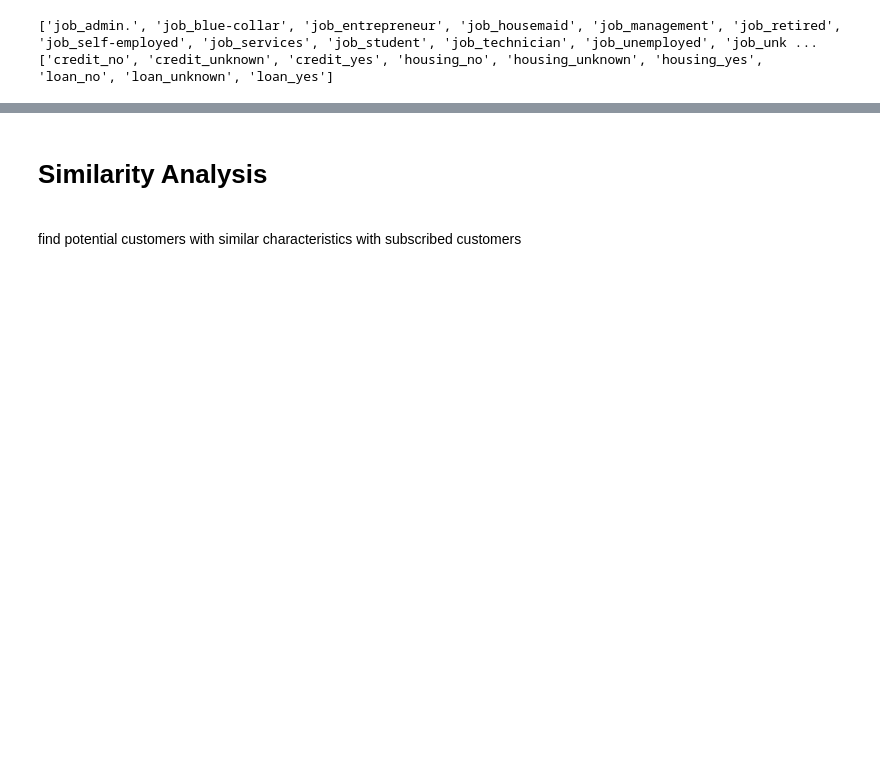
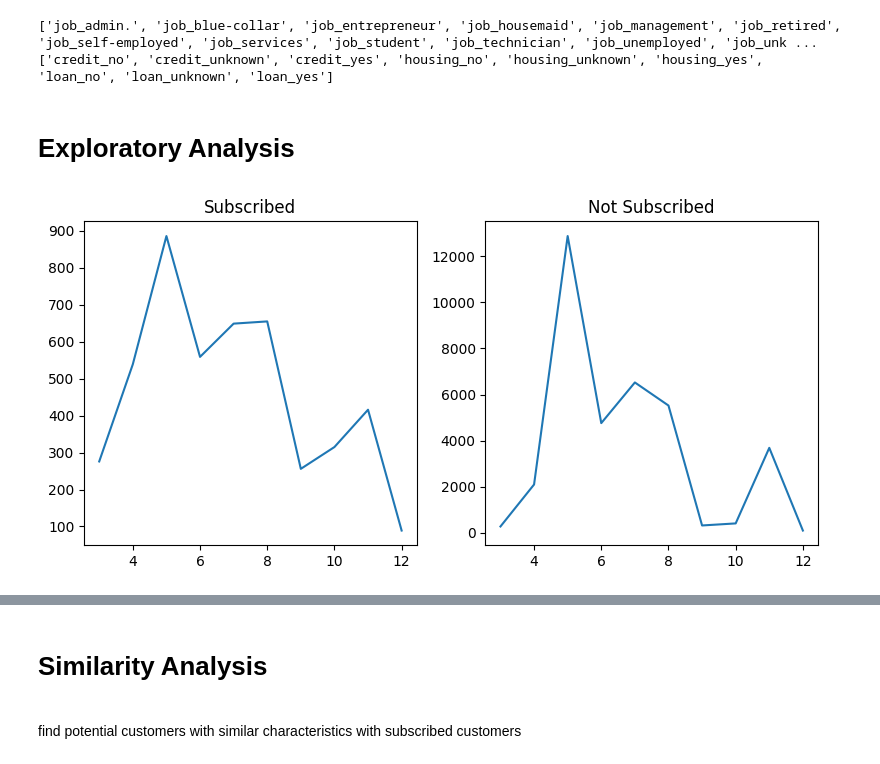
Before and after one commit to llh139/Data-Analytics-Portfolio, a Jupyter notebook: Bank Marketing Campaign Analysis/Bank Marketing Campaign Analysis.ipynb, the cells around one changed output, grey strips where cells are left out. Drawn from its saved outputs; the diff is of its cells as text; code cells hidden in the pictures; blank space fills up the shorter version.

```diff
--- a/Bank Marketing Campaign Analysis/Bank Marketing Campaign Analysis.ipynb
+++ b/Bank Marketing Campaign Analysis/Bank Marketing Campaign Analysis.ipynb
@@ -158,3 +158,19 @@ print(finance_categories_list)
 # %% [output]
 ['job_admin.', 'job_blue-collar', 'job_entrepreneur', 'job_housemaid', 'job_management', 'job_retired', 'job_self-employed', 'job_services', 'job_student', 'job_technician', 'job_unemployed', 'job_unk ...
 ['credit_no', 'credit_unknown', 'credit_yes', 'housing_no', 'housing_unknown', 'housing_yes', 'loan_no', 'loan_unknown', 'loan_yes']
+# %% [markdown]
+# **Exploratory Analysis**
+# %%
+df_monthly_subscribe = df[df['y'] == 'yes'].groupby(['month'])['y'].count()
+df_monthly_unsubscribe = df[df['y'] == 'no'].groupby(['month'])['y'].count()
+fig = plt.figure(figsize=(8, 4))
+ax1 = fig.add_subplot(1, 2, 1)
+ax1.plot(df_monthly_subscribe)
+ax1.set_title('Subscribed')
+ax2 = fig.add_subplot(1, 2, 2)
+ax2.plot(df_monthly_unsubscribe)
+ax2.set_title('Not Subscribed')
+fig.tight_layout()
+plt.show()
+# %% [output]
+[figure, added]
```
Also changed, not shown: parts of 4 cells of this notebook.
